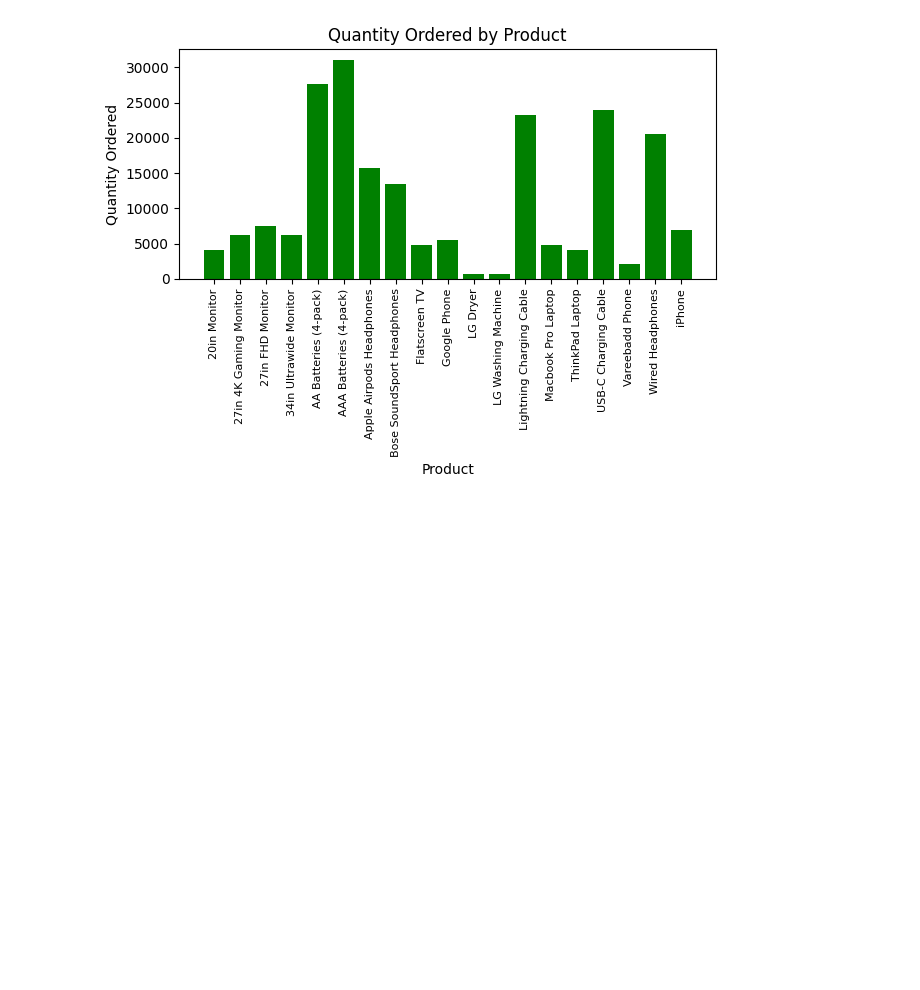
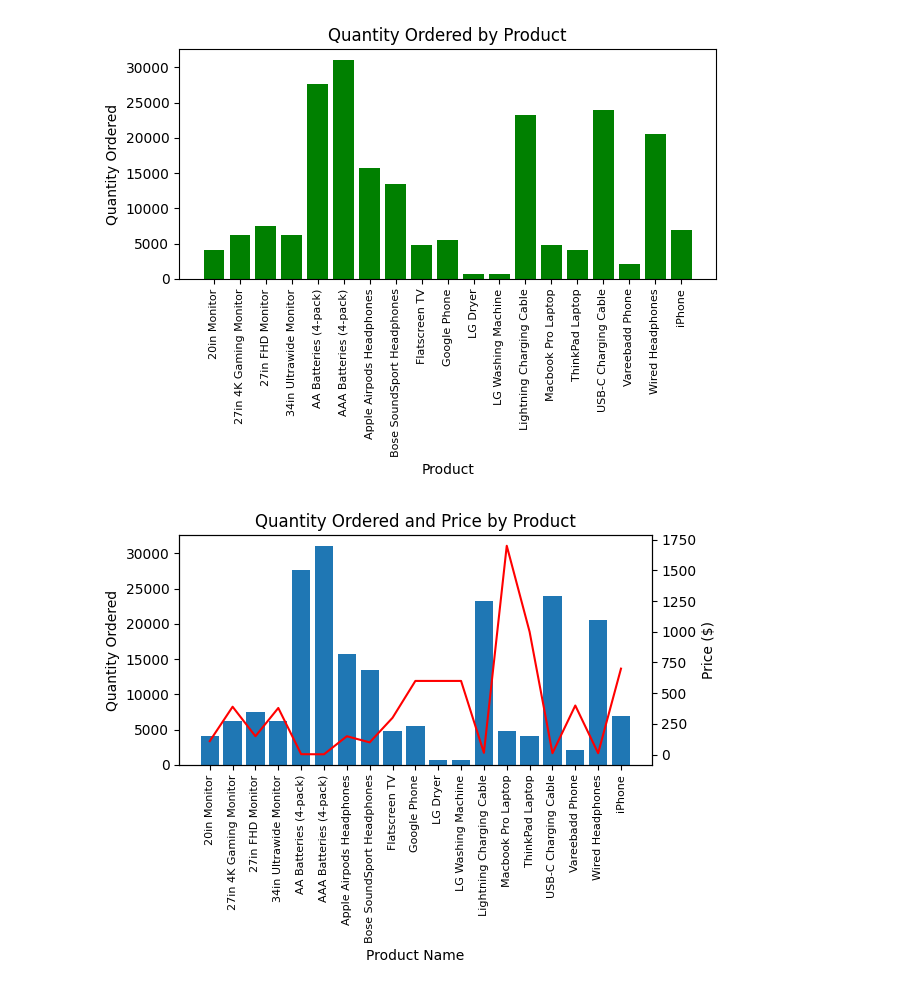
Before and after one commit to Rapapap/Pandas-Data-Science-Task, a Jupyter notebook: Sales_Analysis.ipynb, the cells around one changed output. Saved outputs shown, nothing was run; the diff lists cells and outputs as text; code cells hidden in the pictures; blank space fills up the shorter version.

Commit message:
Add question 4 & 5 with solving steps and visualization

```diff
--- a/Sales_Analysis.ipynb
+++ b/Sales_Analysis.ipynb
@@ -303,7 +305,9 @@ product_group.head()
 # %%
 fig, ax1 = plt.subplots()
+products = product_group.index
+quantity_ordered = product_group['Quantity Ordered']
 
-plt.bar(product_group.index, product_group['Quantity Ordered'], color='g')
+plt.bar(products, quantity_ordered, color='g')
 plt.xticks(rotation=90, fontsize=8)
 plt.xlabel('Product')
 plt.ylabel('Quantity Ordered')
@@ -311,5 +315,26 @@ ax1.set_title("Quantity Ordered by Product")
 
 plt.tight_layout()
 plt.show()
+# Produk yang paling banyak terjual adalah AAA Batteries (4-pack)
 # %% [output]
 [figure]
+# %%
+# Membuat bar plot untuk menampilkan harga produk
+prices = all_data.groupby('Product').mean(numeric_only=True)['Price Each']
+
+fig, ax1 = plt.subplots()
+
+ax2 = ax1.twinx()
+ax1.bar(products, quantity_ordered)
+ax2.plot(products, prices, color='red')
+
+ax1.set_xlabel('Product Name')
+ax1.set_ylabel('Quantity Ordered')
+ax2.set_ylabel('Price ($)')
+ax1.set_xticklabels(products, rotation=90, fontsize=8)
+ax1.set_title("Quantity Ordered and Price by Product")
+
+plt.tight_layout()
+plt.show()
+# %% [output]
+[figure, added]
```
Also changed, not shown: parts of 1 cell of this notebook.
